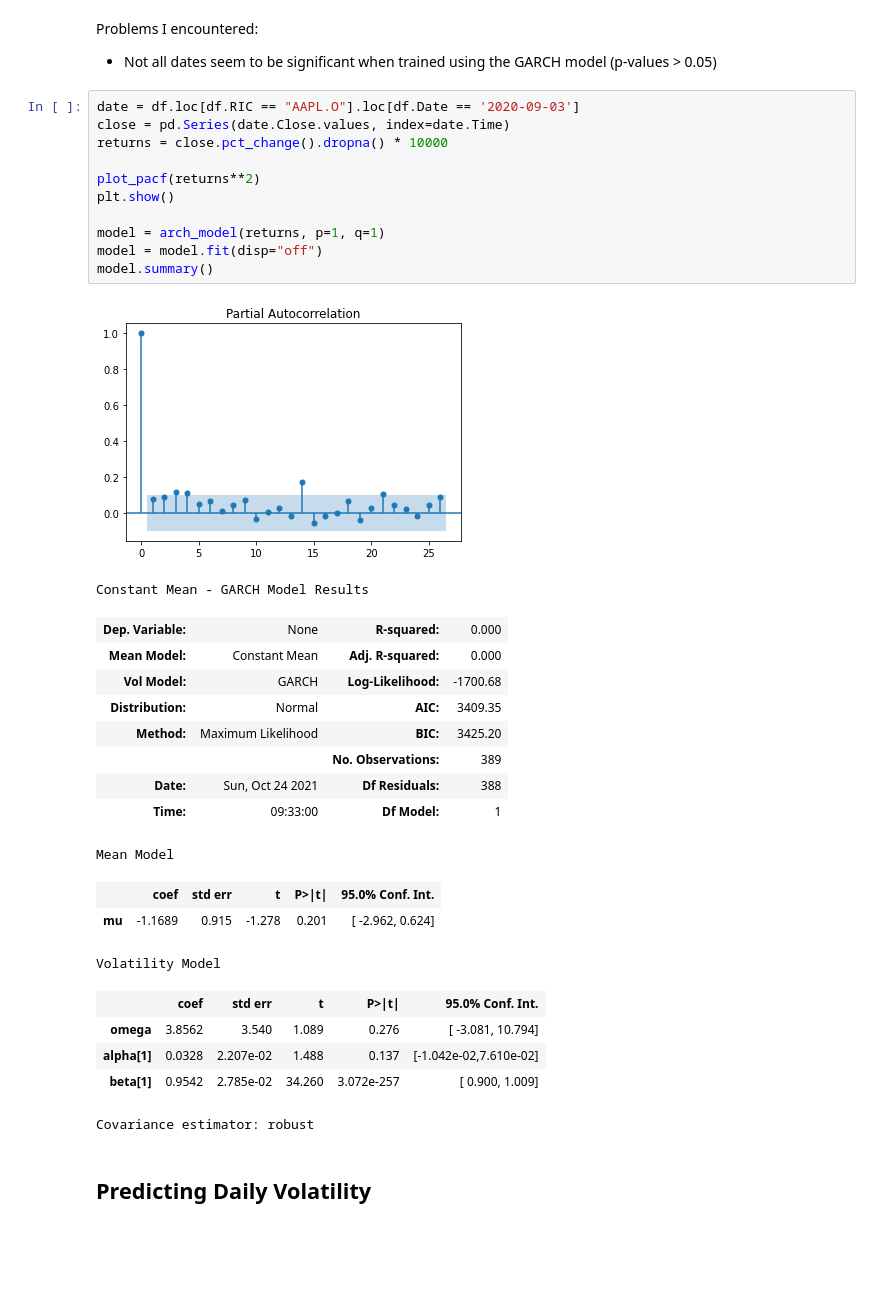
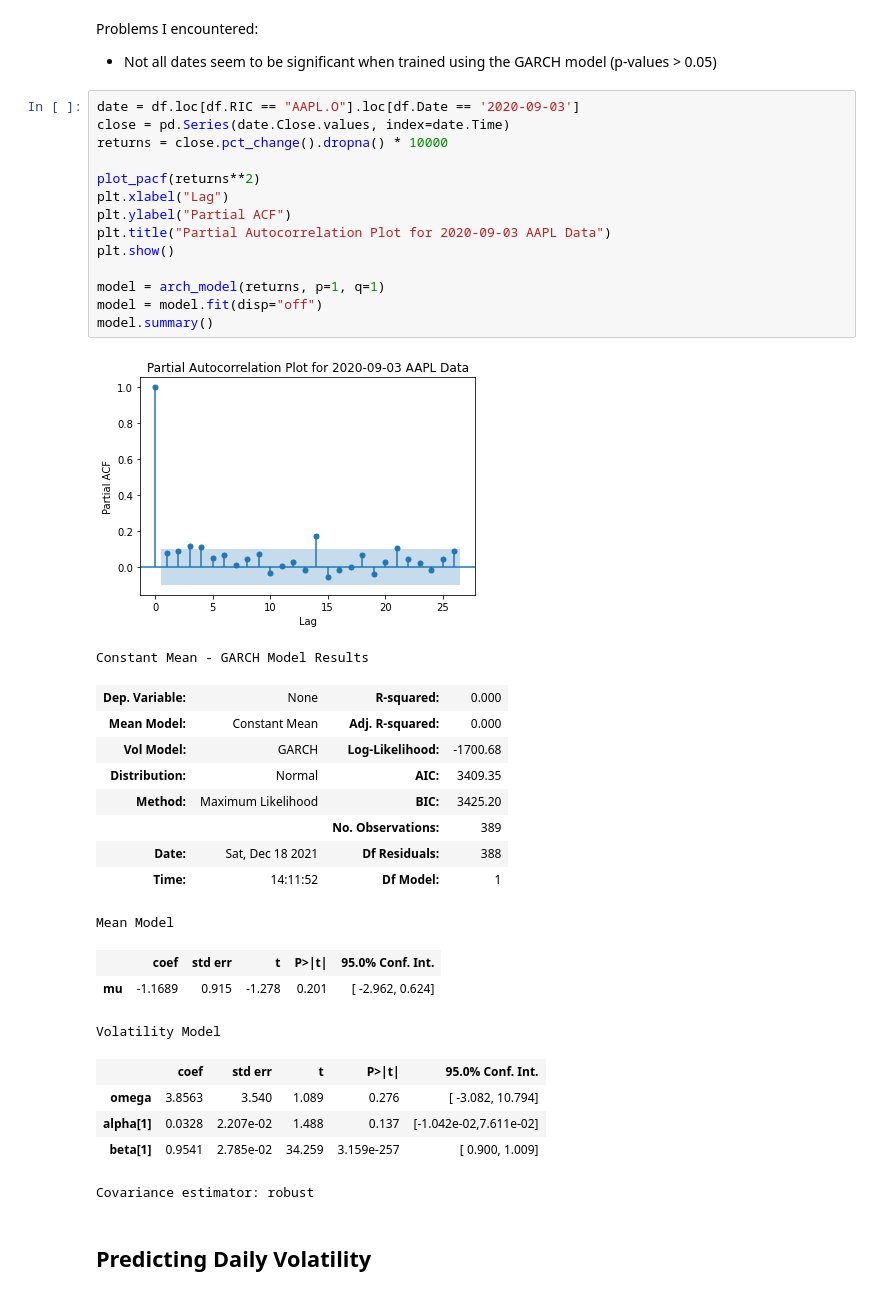
Before and after one commit to matthew-lim/Vanguard-Volatility-Project, a Jupyter notebook: Using GARCH to predict volatility.ipynb, the cells around one changed output. Cells and saved outputs as stored; diff of their text form; blank space fills up the shorter version.

```diff
--- a/Using GARCH to predict volatility.ipynb
+++ b/Using GARCH to predict volatility.ipynb
@@ -159,16 +180,19 @@ Problems I encountered:
 # %%
 date = df.loc[df.RIC == "AAPL.O"].loc[df.Date == '2020-09-03']
 close = pd.Series(date.Close.values, index=date.Time)
 returns = close.pct_change().dropna() * 10000
 
 plot_pacf(returns**2)
+plt.xlabel("Lag")
+plt.ylabel("Partial ACF")
+plt.title("Partial Autocorrelation Plot for 2020-09-03 AAPL Data")
 plt.show()
 
 model = arch_model(returns, p=1, q=1)
 model = model.fit(disp="off")
 model.summary()
 # %% [output]
-[figure, old version]
+[figure, new version]
 Constant Mean - GARCH Model Results
 | Dep. Variable: | None | R-squared: | 0.000 |
 | Mean Model: | Constant Mean | Adj. R-squared: | 0.000 |
@@ -176,16 +200,16 @@ Constant Mean - GARCH Model Results
 | Distribution: | Normal | AIC: | 3409.35 |
 | Method: | Maximum Likelihood | BIC: | 3425.20 |
 |  |  | No. Observations: | 389 |
-| Date: | Sun, Oct 24 2021 | Df Residuals: | 388 |
-| Time: | 09:33:00 | Df Model: | 1 |
+| Date: | Sat, Dec 18 2021 | Df Residuals: | 388 |
+| Time: | 14:11:52 | Df Model: | 1 |
 Mean Model
 |  | coef | std err | t | P>|t| | 95.0% Conf. Int. |
 | mu | -1.1689 | 0.915 | -1.278 | 0.201 | [ -2.962, 0.624] |
 Volatility Model
 |  | coef | std err | t | P>|t| | 95.0% Conf. Int. |
-| omega | 3.8562 | 3.540 | 1.089 | 0.276 | [ -3.081, 10.794] |
-| alpha[1] | 0.0328 | 2.207e-02 | 1.488 | 0.137 | [-1.042e-02,7.610e-02] |
-| beta[1] | 0.9542 | 2.785e-02 | 34.260 | 3.072e-257 | [ 0.900, 1.009] |
+| omega | 3.8563 | 3.540 | 1.089 | 0.276 | [ -3.082, 10.794] |
+| alpha[1] | 0.0328 | 2.207e-02 | 1.488 | 0.137 | [-1.042e-02,7.611e-02] |
+| beta[1] | 0.9541 | 2.785e-02 | 34.259 | 3.159e-257 | [ 0.900, 1.009] |
 Covariance estimator: robust
 # %% [markdown]
 ## Predicting Daily Volatility
```
Also changed, not shown: parts of 15 cells of this notebook.
